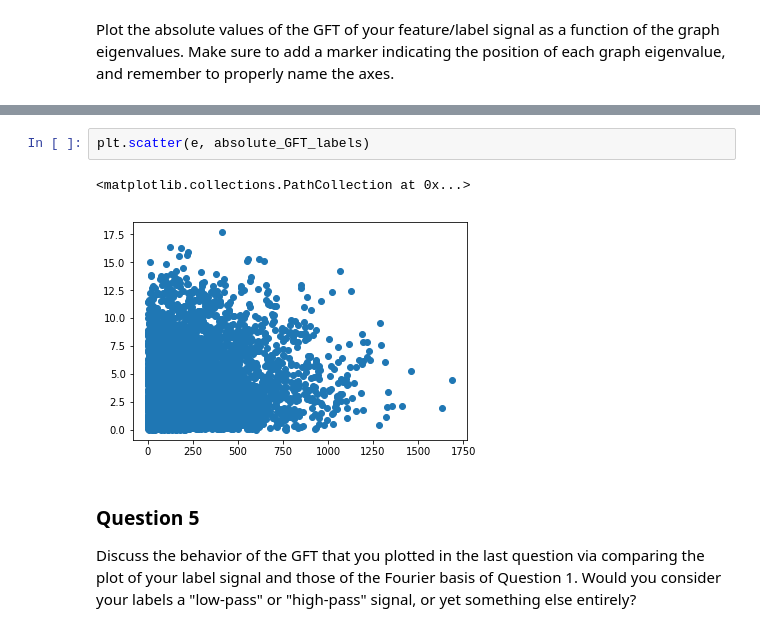
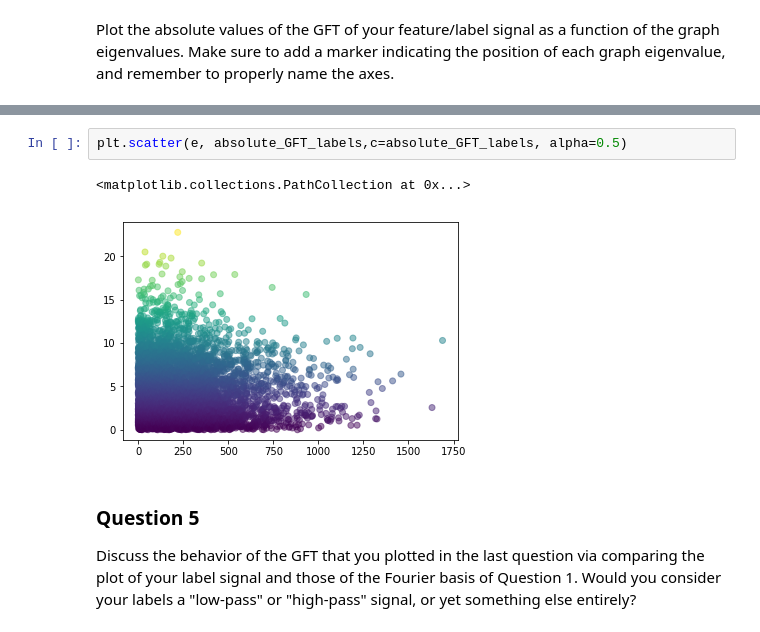
Before and after one commit to illorens/NTDS, a Jupyter notebook: 4_graph_signal_processing.ipynb, the cells around one changed output, grey strips where cells are left out. Saved outputs shown, nothing was run; the diff lists cells and outputs as text.

```diff
--- a/4_graph_signal_processing.ipynb
+++ b/4_graph_signal_processing.ipynb
@@ -295,8 +293,8 @@ plt.show()
 # %%
-plt.scatter(e, absolute_GFT_labels)
+plt.scatter(e, absolute_GFT_labels,c=absolute_GFT_labels, alpha=0.5)
 # %% [output]
 <matplotlib.collections.PathCollection at 0x...>
-[figure, old version]
+[figure, new version]
 # %% [markdown]
 ### Question 5
 
```
Also changed, not shown: parts of 18 cells of this notebook.
